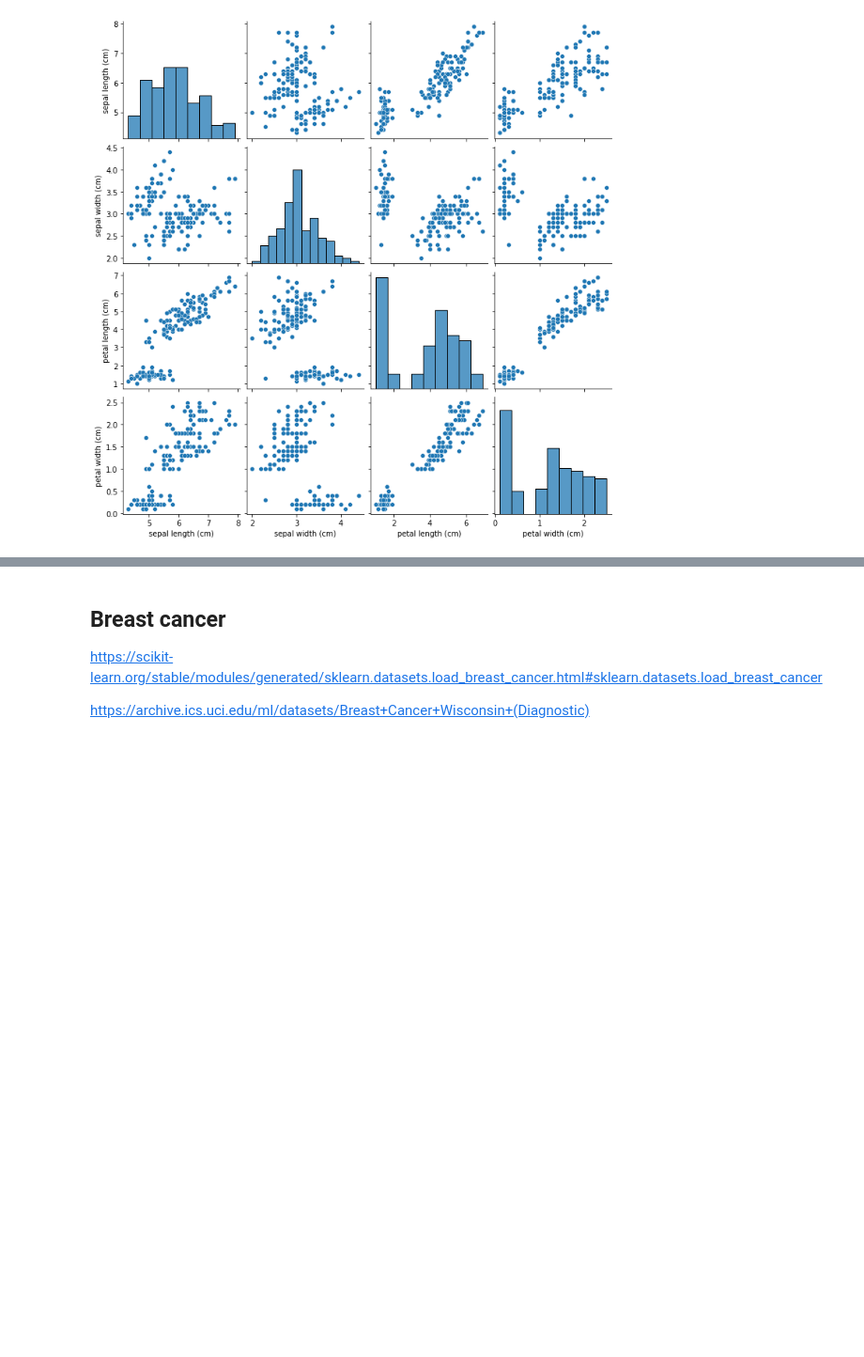
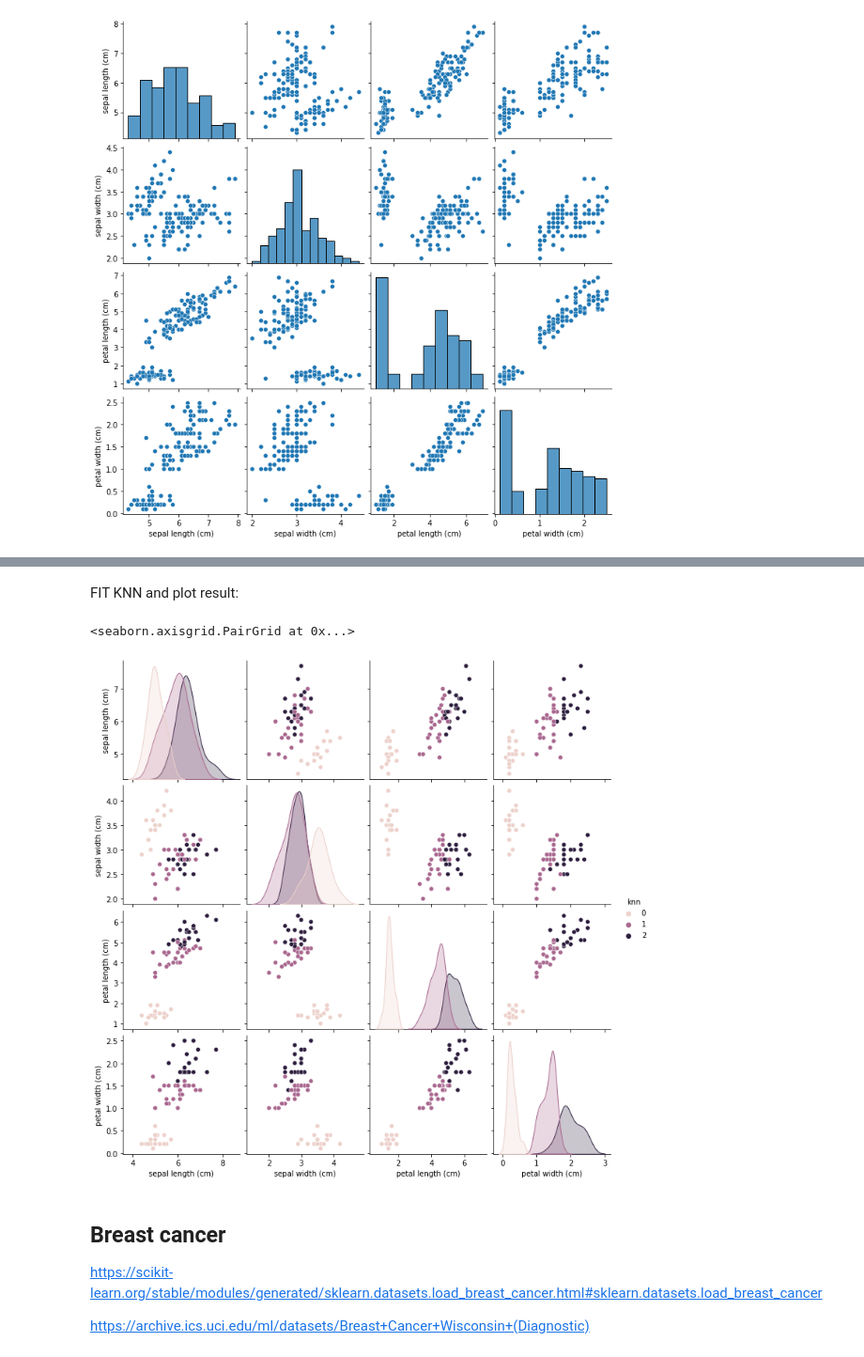
Before and after one commit to raulbenitez/PRML_Probabilistic_classifiers, a Jupyter notebook: datasets_classifiers_performance_handson.ipynb, the cells around one changed output, grey strips where cells are left out. Shown at 94% size. Drawn from its saved outputs; the diff is of its cells as text; code cells hidden in the pictures; blank space fills up the shorter version.

```diff
--- a/datasets_classifiers_performance_handson.ipynb
+++ b/datasets_classifiers_performance_handson.ipynb
@@ -61,3 +58,19 @@ Requirement already satisfied: scipy>=0.17.0 in /usr/local/lib/python3.7/dist-pa
+# %% [markdown]
+FIT KNN and plot result:
+# %%
+from sklearn.neighbors import KNeighborsClassifier
+knn = KNeighborsClassifier(n_neighbors=3)
+
+knn.fit(Xiris_train, yiris_train)
+knn_pred = knn.predict(Xiris_test)
+
+# visualize creating a pandas dataframe with a new column including the class prediction:
+df_iris_test = pd.DataFrame(Xiris_test,columns=iris.feature_names)
+df_iris_test['knn'] = knn_pred
+sns.pairplot(df_iris_test,hue='knn')
+# %% [output]
+<seaborn.axisgrid.PairGrid at 0x...>
+[figure, added]
 # %% [markdown]
 
 ## Breast cancer
```
Also changed, not shown: parts of 4 cells of this notebook.
